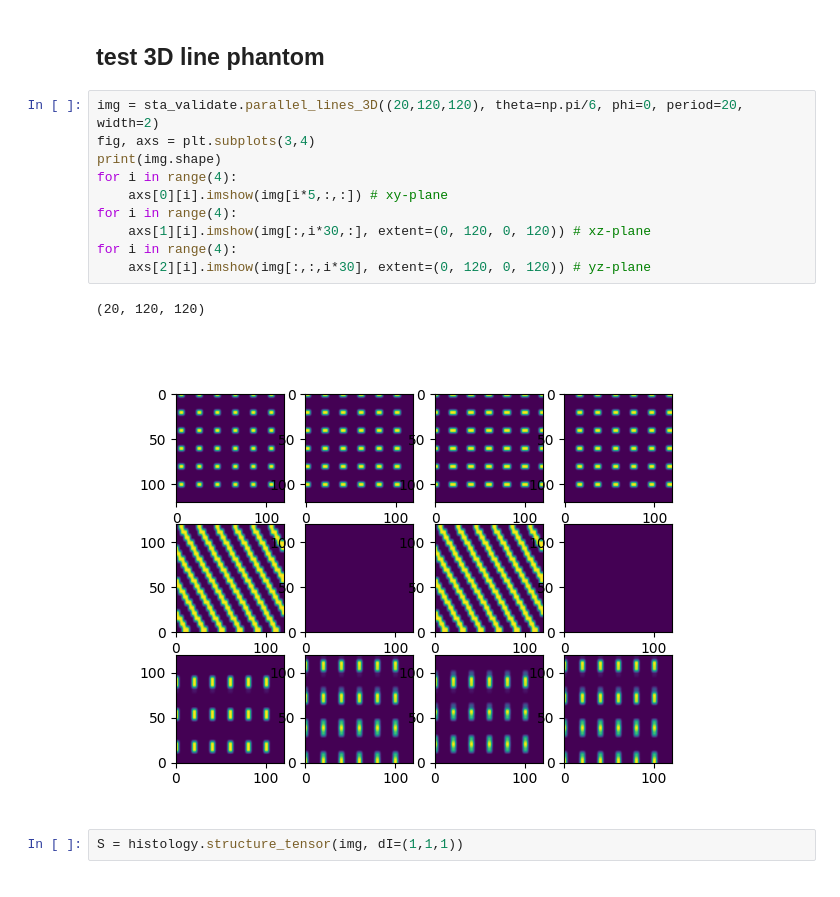
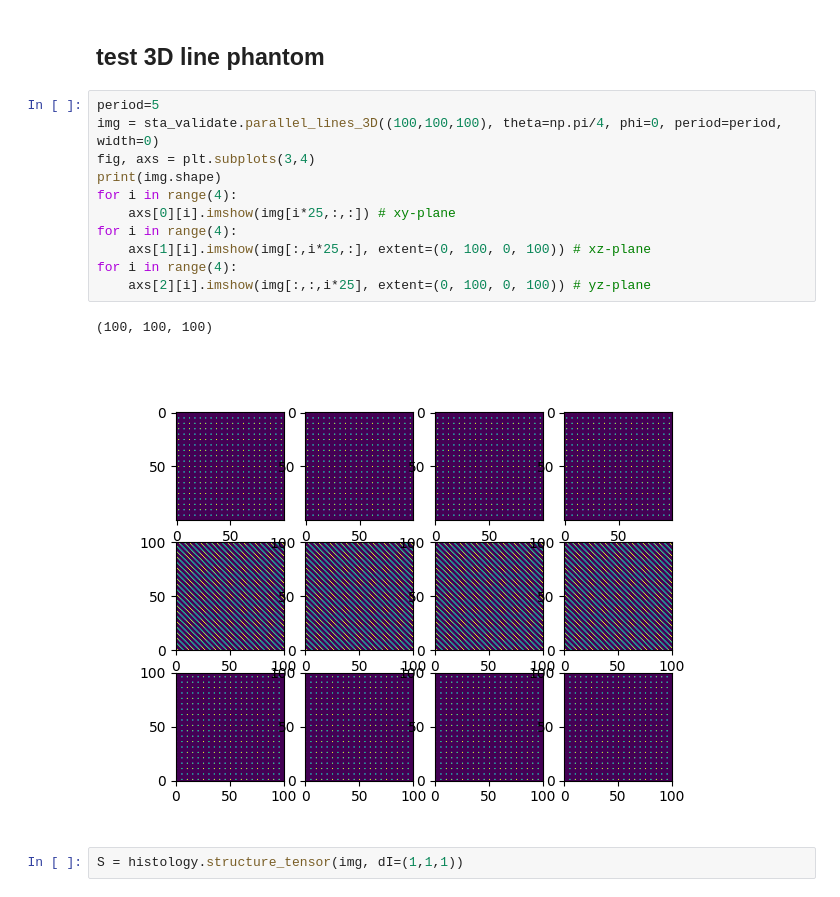
Before and after one commit to BrysonGray/fibermetric, a Jupyter notebook: notebooks/structure_tensor_ex.ipynb, the cells around one changed output. Drawn from its saved outputs; the diff is of its cells as text.

Commit message:
fix to parallel_lines_3D

```diff
--- a/notebooks/structure_tensor_ex.ipynb
+++ b/notebooks/structure_tensor_ex.ipynb
@@ -23,18 +23,19 @@ plt.imshow(image[2])
 # %% [markdown]
 ## test 3D line phantom
 # %%
-img = sta_validate.parallel_lines_3D((20,120,120), theta=np.pi/6, phi=0, period=20, width=2)
+period=5
+img = sta_validate.parallel_lines_3D((100,100,100), theta=np.pi/4, phi=0, period=period, width=0)
 fig, axs = plt.subplots(3,4)
 print(img.shape)
 for i in range(4):
-    axs[0][i].imshow(img[i*5,:,:]) # xy-plane
+    axs[0][i].imshow(img[i*25,:,:]) # xy-plane
 for i in range(4):
-    axs[1][i].imshow(img[:,i*30,:], extent=(0, 120, 0, 120)) # xz-plane
+    axs[1][i].imshow(img[:,i*25,:], extent=(0, 100, 0, 100)) # xz-plane
 for i in range(4):
-    axs[2][i].imshow(img[:,:,i*30], extent=(0, 120, 0, 120)) # yz-plane
+    axs[2][i].imshow(img[:,:,i*25], extent=(0, 100, 0, 100)) # yz-plane
 # %% [output]
-(20, 120, 120)
+(100, 100, 100)
-[figure, old version]
+[figure, new version]
 # %%
 S = histology.structure_tensor(img, dI=(1,1,1))
 # %%
```
Also changed, not shown: parts of 2 cells of this notebook, 1 other file.
